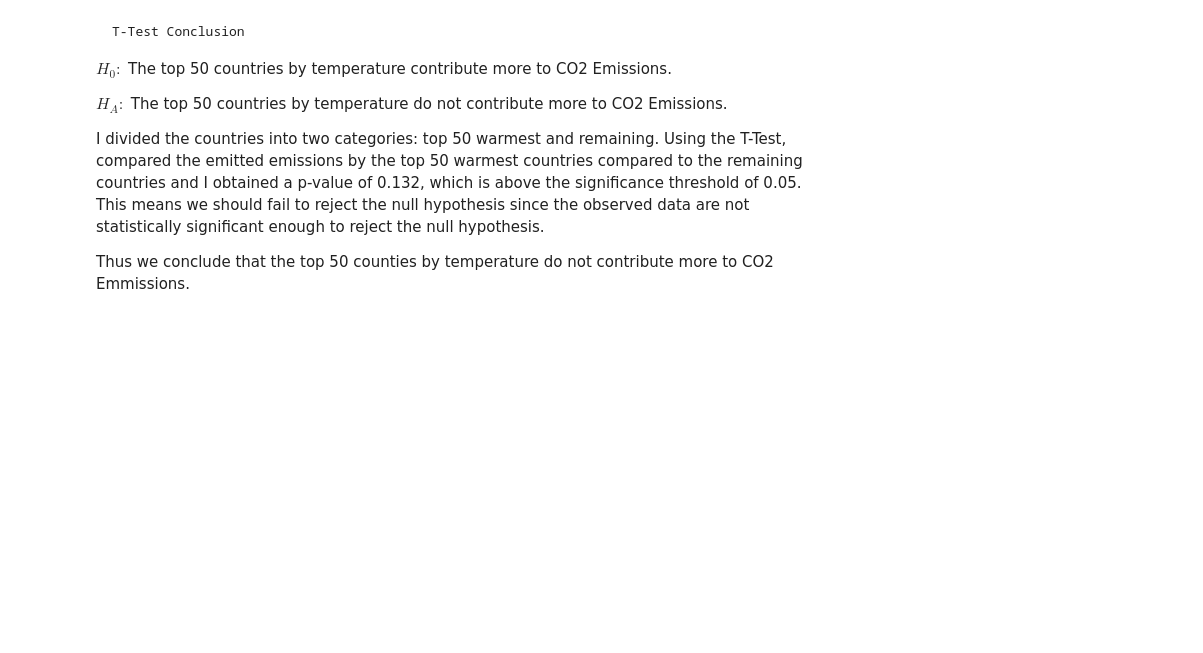
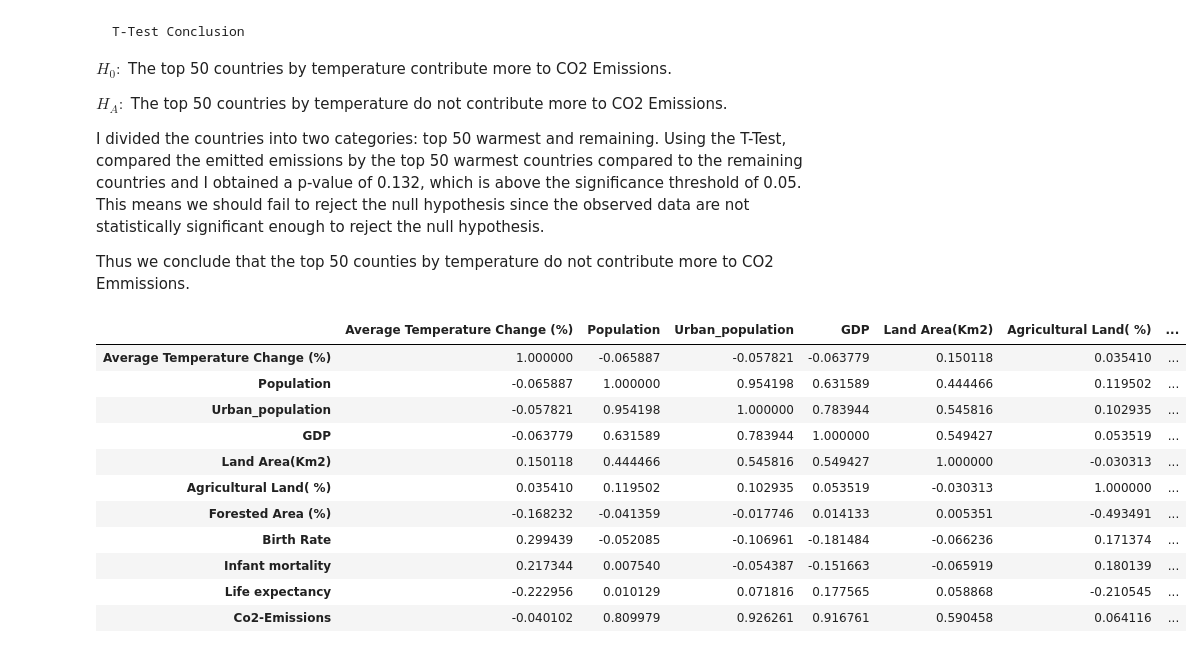
Before and after one commit to evannt/MotherNature, a Jupyter notebook: mother_nature.ipynb, the cells around one changed output. Saved outputs shown, nothing was run; the diff lists cells and outputs as text; code cells hidden in the pictures; blank space fills up the shorter version.

```diff
--- a/mother_nature.ipynb
+++ b/mother_nature.ipynb
@@ -437,0 +450,35 @@ Thus we conclude that the top 50 counties by temperature do not contribute more
+# %%
+# Regression Preperation
+country_dict = combined_yearly_df.groupby(['Country']).apply(lambda x: x.to_dict(orient='records'), include_groups=False).to_dict()
+
+country_temp_change = {}
+countries = []
+avg_temp_percent_change = []
+for k, v in country_dict.items():
+    countries.append(k)
+    max_year = max(v, key=lambda x: pd.to_datetime(x["Date"]).year)
+    min_year = min(v, key=lambda x: pd.to_datetime(x["Date"]).year)
+    temp_diff = 100 * ((max_year["AverageTemperature"] - min_year["AverageTemperature"]) / (pd.to_datetime(max_year["Date"]).year - pd.to_datetime(min_year["Date"]).year))
+    avg_temp_percent_change.append(temp_diff)
+country_temp_change["Country"] = countries
+country_temp_change["Average Temperature Change (%)"] = avg_temp_percent_change
+country_temp_change_df = pd.DataFrame(country_temp_change)
+country_temp_change_df.index += 1
+country_temp_change_df = pd.merge(country_temp_change_df, global_country_info_df, on="Country")
+
+# Correlation matrix
+corr = country_temp_change_df.drop(columns=["Country", "Capital/Major City", "Largest city", "EmissionCategory"]).corr()
+corr.style.background_gradient(cmap='coolwarm')
+# %% [output]
+|  | Average Temperature Change (%) | Population | Urban_population | GDP | Land Area(Km2) | Agricultural Land( %) | ... |
+| Average Temperature Change (%) | 1.000000 | -0.065887 | -0.057821 | -0.063779 | 0.150118 | 0.035410 | ... |
+| Population | -0.065887 | 1.000000 | 0.954198 | 0.631589 | 0.444466 | 0.119502 | ... |
+| Urban_population | -0.057821 | 0.954198 | 1.000000 | 0.783944 | 0.545816 | 0.102935 | ... |
+| GDP | -0.063779 | 0.631589 | 0.783944 | 1.000000 | 0.549427 | 0.053519 | ... |
+| Land Area(Km2) | 0.150118 | 0.444466 | 0.545816 | 0.549427 | 1.000000 | -0.030313 | ... |
+| Agricultural Land( %) | 0.035410 | 0.119502 | 0.102935 | 0.053519 | -0.030313 | 1.000000 | ... |
+| Forested Area (%) | -0.168232 | -0.041359 | -0.017746 | 0.014133 | 0.005351 | -0.493491 | ... |
+| Birth Rate | 0.299439 | -0.052085 | -0.106961 | -0.181484 | -0.066236 | 0.171374 | ... |
+| Infant mortality | 0.217344 | 0.007540 | -0.054387 | -0.151663 | -0.065919 | 0.180139 | ... |
+| Life expectancy | -0.222956 | 0.010129 | 0.071816 | 0.177565 | 0.058868 | -0.210545 | ... |
+| Co2-Emissions | -0.040102 | 0.809979 | 0.926261 | 0.916761 | 0.590458 | 0.064116 | ... |
```
Also changed, not shown: parts of 7 cells of this notebook.
